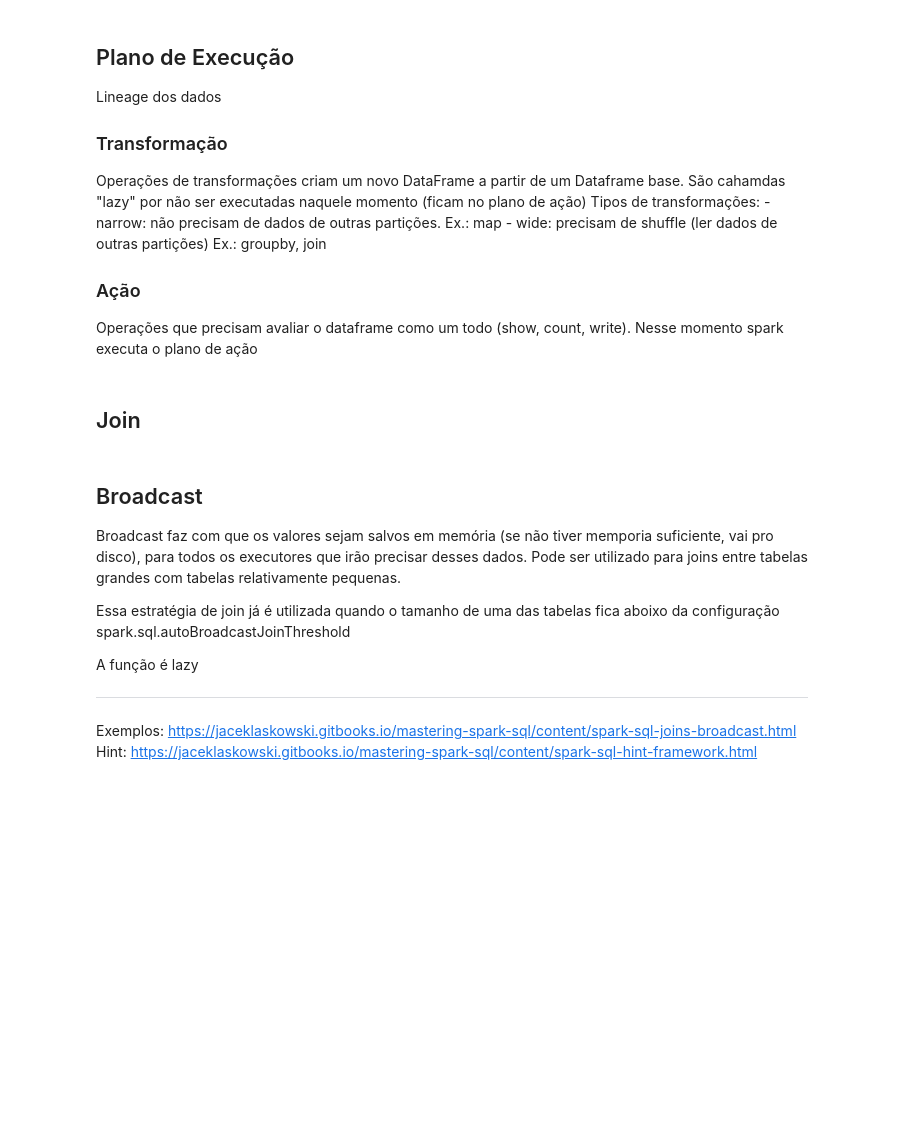
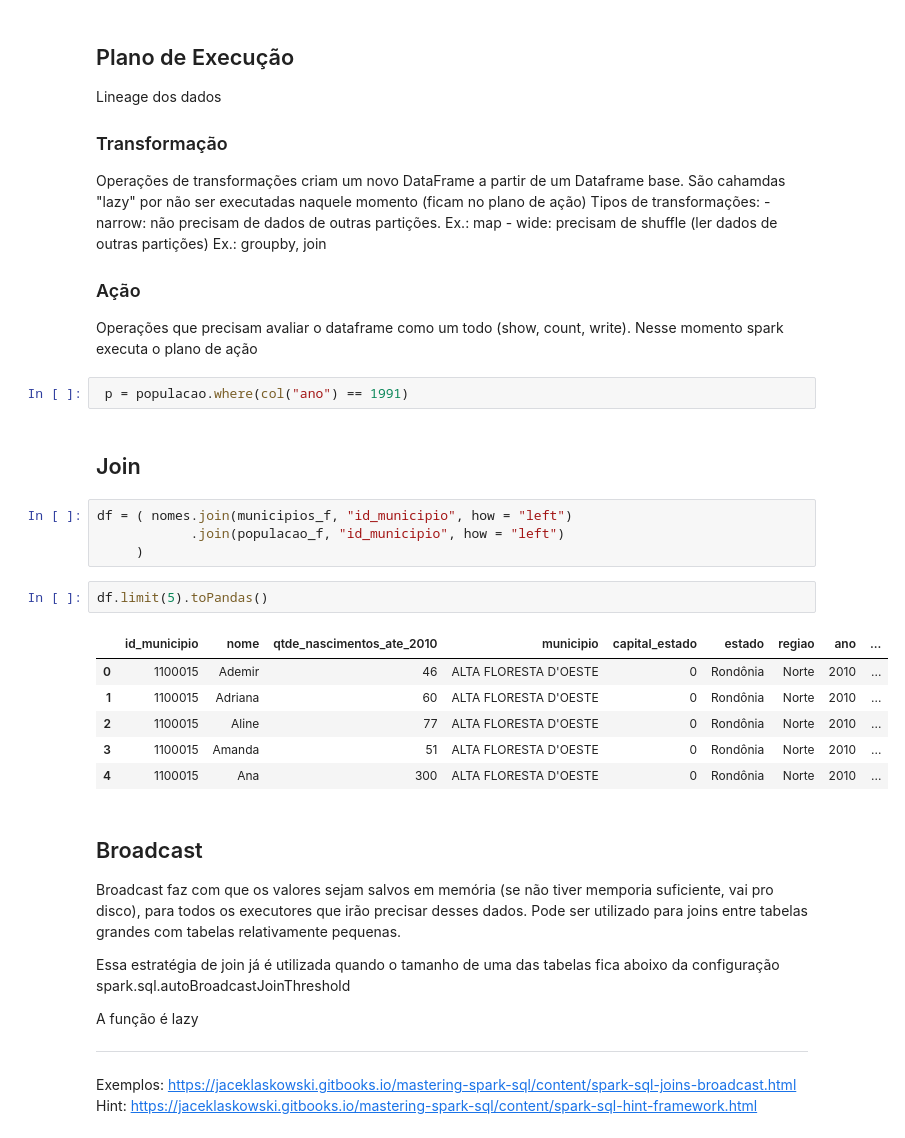
Before and after one commit to oliveiraJessica/workshop-spark, a Jupyter notebook: notebooks/analise_nomes_municipios.ipynb, the cells around one changed output. Saved outputs shown, nothing was run; the diff lists cells and outputs as text; blank space fills up the shorter version.

```diff
--- a/notebooks/analise_nomes_municipios.ipynb
+++ b/notebooks/analise_nomes_municipios.ipynb
@@ -42,8 +104,23 @@ Tipos de transformações:
 ### Ação
 Operações que precisam avaliar o dataframe como um todo (show, count, write).
 Nesse momento spark executa o plano de ação
+# %%
+ p = populacao.where(col("ano") == 1991)
 # %% [markdown]
 ## Join
+# %%
+df = ( nomes.join(municipios_f, "id_municipio", how = "left")
+            .join(populacao_f, "id_municipio", how = "left")
+     )
+# %%
+df.limit(5).toPandas()
+# %% [output]
+|  | id_municipio | nome | qtde_nascimentos_ate_2010 | municipio | capital_estado | estado | regiao | ano | ... |
+| 0 | 1100015 | Ademir | 46 | ALTA FLORESTA D'OESTE | 0 | Rondônia | Norte | 2010 | ... |
+| 1 | 1100015 | Adriana | 60 | ALTA FLORESTA D'OESTE | 0 | Rondônia | Norte | 2010 | ... |
+| 2 | 1100015 | Aline | 77 | ALTA FLORESTA D'OESTE | 0 | Rondônia | Norte | 2010 | ... |
+| 3 | 1100015 | Amanda | 51 | ALTA FLORESTA D'OESTE | 0 | Rondônia | Norte | 2010 | ... |
+| 4 | 1100015 | Ana | 300 | ALTA FLORESTA D'OESTE | 0 | Rondônia | Norte | 2010 | ... |
 # %% [markdown]
 ## Broadcast
 Broadcast faz com que os valores sejam salvos em memória (se não tiver memporia suficiente, vai pro disco), para todos os executores que irão precisar desses dados.
```
Also changed, not shown: parts of 30 cells of this notebook, 1 other file.
